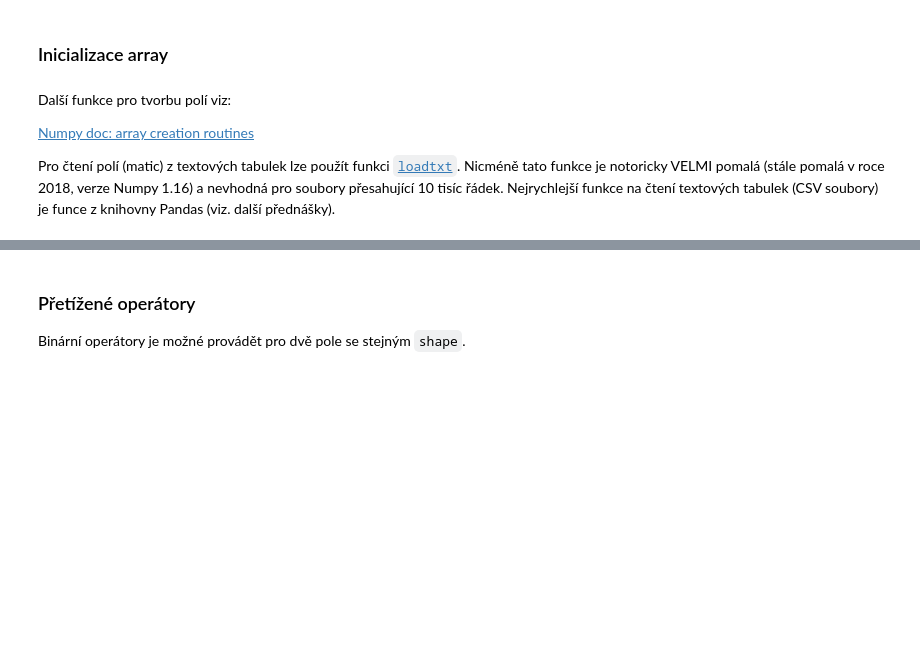
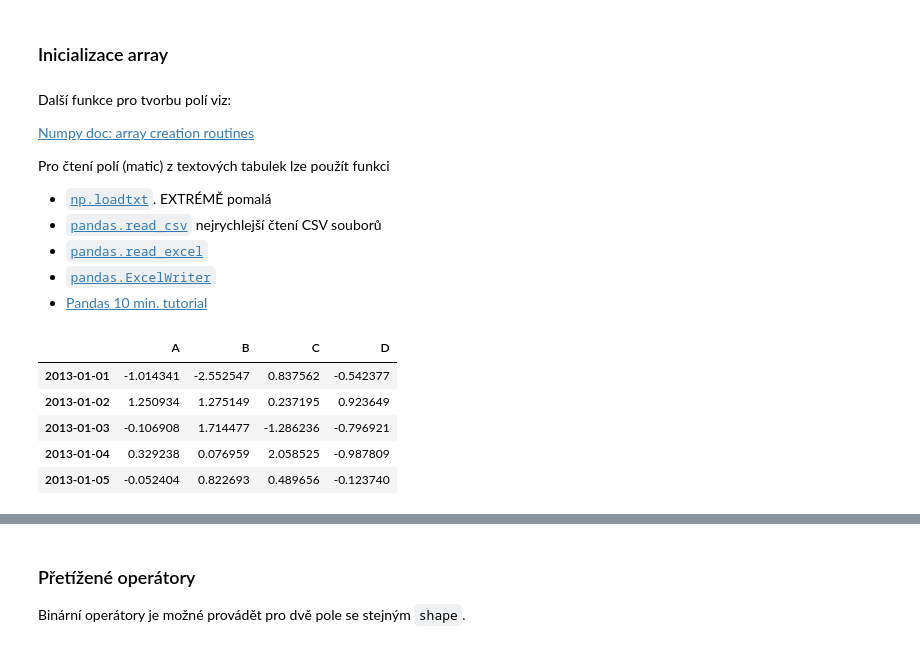
Before and after one commit to jbrezmorf/PythonForAll, a Jupyter notebook: Section_2.2_Numpy.ipynb, the cells around one changed output, grey strips where cells are left out. Saved outputs shown, nothing was run; the diff lists cells and outputs as text; code cells hidden in the pictures; blank space fills up the shorter version.

```diff
--- a/Section_2.2_Numpy.ipynb
+++ b/Section_2.2_Numpy.ipynb
@@ -110,6 +112,22 @@ Další funkce pro tvorbu polí viz:
 [Numpy doc: array creation routines](https://docs.scipy.org/doc/numpy/reference/routines.array-creation.html)
 
 Pro čtení polí (matic) z textových tabulek lze použít funkci
-[`loadtxt`](https://docs.scipy.org/doc/numpy/reference/generated/numpy.loadtxt.html#numpy.loadtxt).
-Nicméně tato funkce je notoricky VELMI pomalá (stále pomalá v roce 2018, verze Numpy 1.16) a nevhodná pro
-soubory přesahující 10 tisíc řádek. Nejrychlejší funkce na čtení textových tabulek (CSV soubory) je funce z knihovny Pandas (viz. další přednášky).
+- [`np.loadtxt`](https://docs.scipy.org/doc/numpy/reference/generated/numpy.loadtxt.html#numpy.loadtxt).
+  EXTRÉMĚ pomalá
+- [`pandas.read_csv`](https://pandas.pydata.org/pandas-docs/stable/reference/api/pandas.read_csv.html) nejrychlejší  čtení CSV souborů
+- [`pandas.read_excel`](https://pandas.pydata.org/pandas-docs/stable/reference/api/pandas.read_excel.html#pandas.read_excel)
+- [`pandas.ExcelWriter`](https://pandas.pydata.org/pandas-docs/stable/reference/api/pandas.ExcelWriter.html#pandas.ExcelWriter)
+- [Pandas 10 min. tutorial](https://pandas.pydata.org/pandas-docs/stable/getting_started/10min.html#min)
+# %%
+import pandas as pd
+
+dates = pd.date_range('20130101', periods=6)
+df = pd.DataFrame(np.random.randn(6, 4), index=dates, columns=list('ABCD'))
+df.head()
+# %% [output]
+|  | A | B | C | D |
+| 2013-01-01 | -1.014341 | -2.552547 | 0.837562 | -0.542377 |
+| 2013-01-02 | 1.250934 | 1.275149 | 0.237195 | 0.923649 |
+| 2013-01-03 | -0.106908 | 1.714477 | -1.286236 | -0.796921 |
+| 2013-01-04 | 0.329238 | 0.076959 | 2.058525 | -0.987809 |
+| 2013-01-05 | -0.052404 | 0.822693 | 0.489656 | -0.123740 |
```
Also changed, not shown: parts of 12 cells of this notebook.
